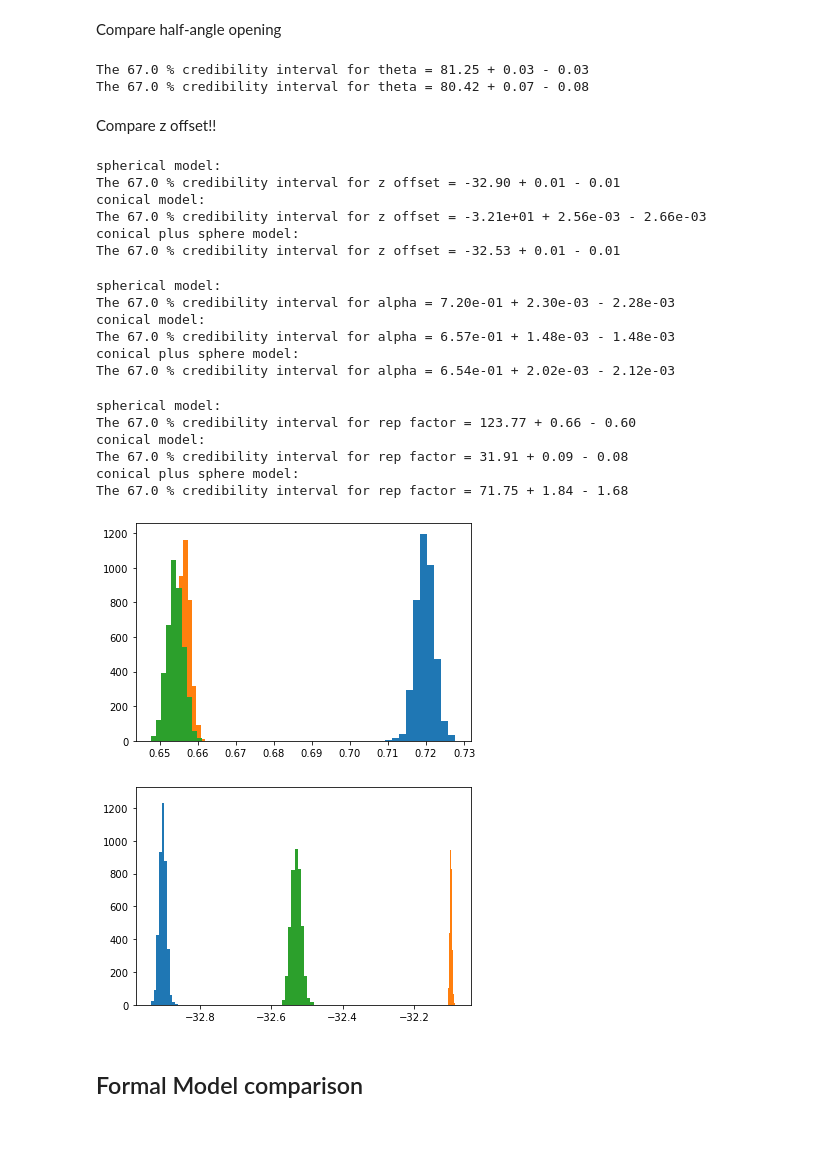
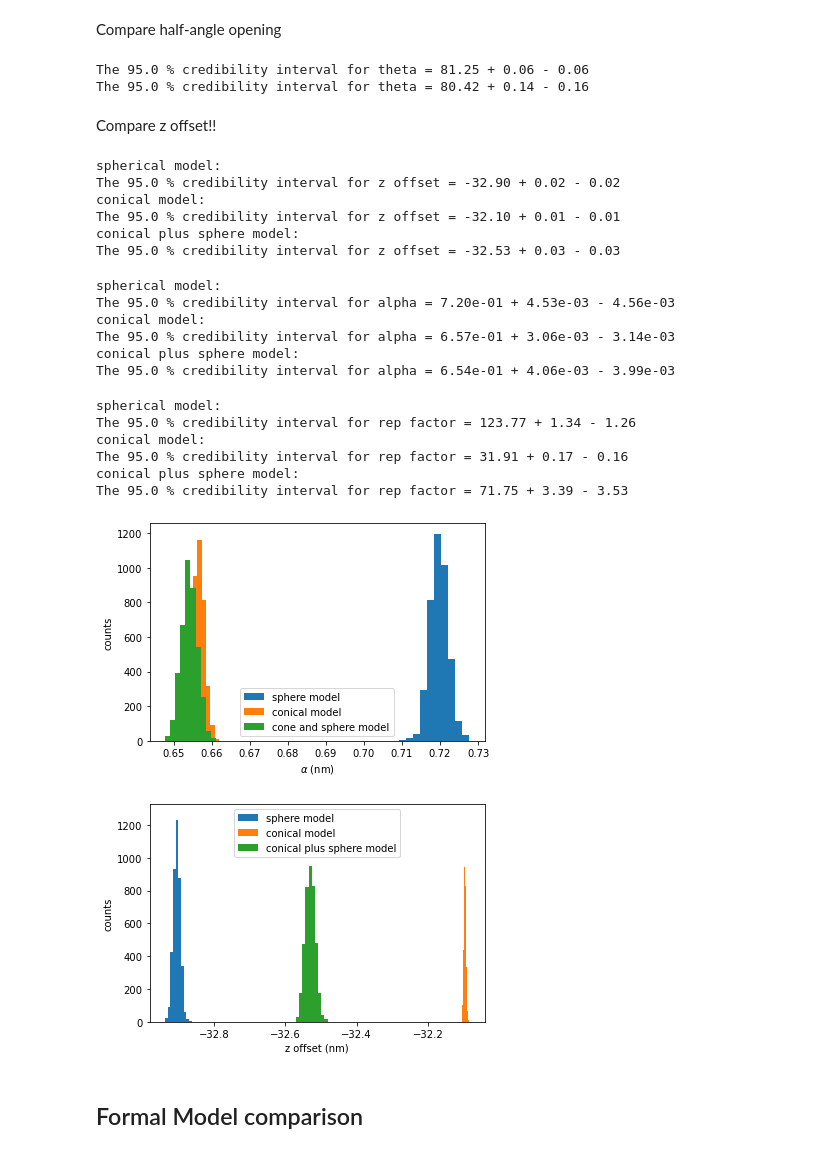
Before and after one commit to phys201/nc_AFM, a Jupyter notebook: documentation.ipynb, the cells around one changed output. Saved outputs shown, nothing was run; the diff lists cells and outputs as text; code cells hidden in the pictures.

```diff
--- a/documentation.ipynb
+++ b/documentation.ipynb
@@ -727,64 +747,72 @@ The 67.0 % credibility interval for radius = 103.38 + 6.37 - 5.71
 # %% [markdown]
 Compare half-angle opening
 # %%
-vis.print_ci(cone_df, 'theta')
-vis.print_ci(cs_df, 'theta')
+vis.print_ci(cone_df, 'theta', ci_range = 95)
+vis.print_ci(cs_df, 'theta', ci_range = 95)
 # %% [output]
-The 67.0 % credibility interval for theta = 81.25 + 0.03 - 0.03
-The 67.0 % credibility interval for theta = 80.42 + 0.07 - 0.08
+The 95.0 % credibility interval for theta = 81.25 + 0.06 - 0.06
+The 95.0 % credibility interval for theta = 80.42 + 0.14 - 0.16
 # %% [markdown]
 Compare z offset!!
 # %%
 print('spherical model:')
-print_ci(sph_df, 'z offset')
+vis.print_ci(sph_df, 'z offset', ci_range = 95)
 print('conical model:')
-print_ci(cone_df, 'z offset')
+vis.print_ci(cone_df, 'z offset', ci_range = 95)
 print('conical plus sphere model:')
-print_ci(cs_df, 'z offset')
+vis.print_ci(cs_df, 'z offset', ci_range = 95)
 # %% [output]
 spherical model:
-The 67.0 % credibility interval for z offset = -32.90 + 0.01 - 0.01
+The 95.0 % credibility interval for z offset = -32.90 + 0.02 - 0.02
 conical model:
-The 67.0 % credibility interval for z offset = -3.21e+01 + 2.56e-03 - 2.66e-03
+The 95.0 % credibility interval for z offset = -32.10 + 0.01 - 0.01
 conical plus sphere model:
-The 67.0 % credibility interval for z offset = -32.53 + 0.01 - 0.01
+The 95.0 % credibility interval for z offset = -32.53 + 0.03 - 0.03
 # %%
 print('spherical model:')
-print_ci(sph_df, 'alpha')
+print_ci(sph_df, 'alpha', ci_range = 95)
 print('conical model:')
-print_ci(cone_df, 'alpha')
+print_ci(cone_df, 'alpha', ci_range = 95)
 print('conical plus sphere model:')
-print_ci(cs_df, 'alpha')
+print_ci(cs_df, 'alpha', ci_range = 95)
 # %% [output]
 spherical model:
-The 67.0 % credibility interval for alpha = 7.20e-01 + 2.30e-03 - 2.28e-03
+The 95.0 % credibility interval for alpha = 7.20e-01 + 4.53e-03 - 4.56e-03
 conical model:
-The 67.0 % credibility interval for alpha = 6.57e-01 + 1.48e-03 - 1.48e-03
+The 95.0 % credibility interval for alpha = 6.57e-01 + 3.06e-03 - 3.14e-03
 conical plus sphere model:
-The 67.0 % credibility interval for alpha = 6.54e-01 + 2.02e-03 - 2.12e-03
+The 95.0 % credibility interval for alpha = 6.54e-01 + 4.06e-03 - 3.99e-03
 # %%
 print('spherical model:')
-print_ci(sph_df, 'rep factor')
+vis.print_ci(sph_df, 'rep factor', ci_range = 95)
 print('conical model:')
-print_ci(cone_df, 'rep factor')
+vis.print_ci(cone_df, 'rep factor', ci_range = 95)
 print('conical plus sphere model:')
-print_ci(cs_df, 'rep factor')
+vis.print_ci(cs_df, 'rep factor', ci_range = 95)
 # %% [output]
 spherical model:
-The 67.0 % credibility interval for rep factor = 123.77 + 0.66 - 0.60
+The 95.0 % credibility interval for rep factor = 123.77 + 1.34 - 1.26
 conical model:
-The 67.0 % credibility interval for rep factor = 31.91 + 0.09 - 0.08
+The 95.0 % credibility interval for rep factor = 31.91 + 0.17 - 0.16
 conical plus sphere model:
-The 67.0 % credibility interval for rep factor = 71.75 + 1.84 - 1.68
+The 95.0 % credibility interval for rep factor = 71.75 + 3.39 - 3.53
 # %%
-plt.hist(sph_df['alpha'])
-plt.hist(cone_df['alpha'])
-plt.hist(cs_df['alpha']);
+plt.hist(sph_df['alpha'], label = 'sphere model')
+plt.hist(cone_df['alpha'], label = 'conical model')
+plt.hist(cs_df['alpha'], label = 'cone and sphere model')
+
+plt.legend()
+plt.ylabel('counts')
+plt.xlabel(r'$\alpha$ (nm)');
 # %% [output]
-[figure, old version]
+[figure, new version]
 # %%
-plt.hist(sph_df['z offset'])
-plt.hist(cone_df['z offset'])
-plt.hist(cs_df['z offset']);
+plt.hist(sph_df['z offset'], label = 'sphere model')
+plt.hist(cone_df['z offset'], label = 'conical model')
+plt.hist(cs_df['z offset'], label = 'conical plus sphere model')
+
+plt.legend()
+plt.ylabel('counts')
+plt.xlabel('z offset (nm)');
 # %% [output]
-[figure, old version]
+[figure, new version]
```
Also changed, not shown: parts of 14 cells of this notebook.
